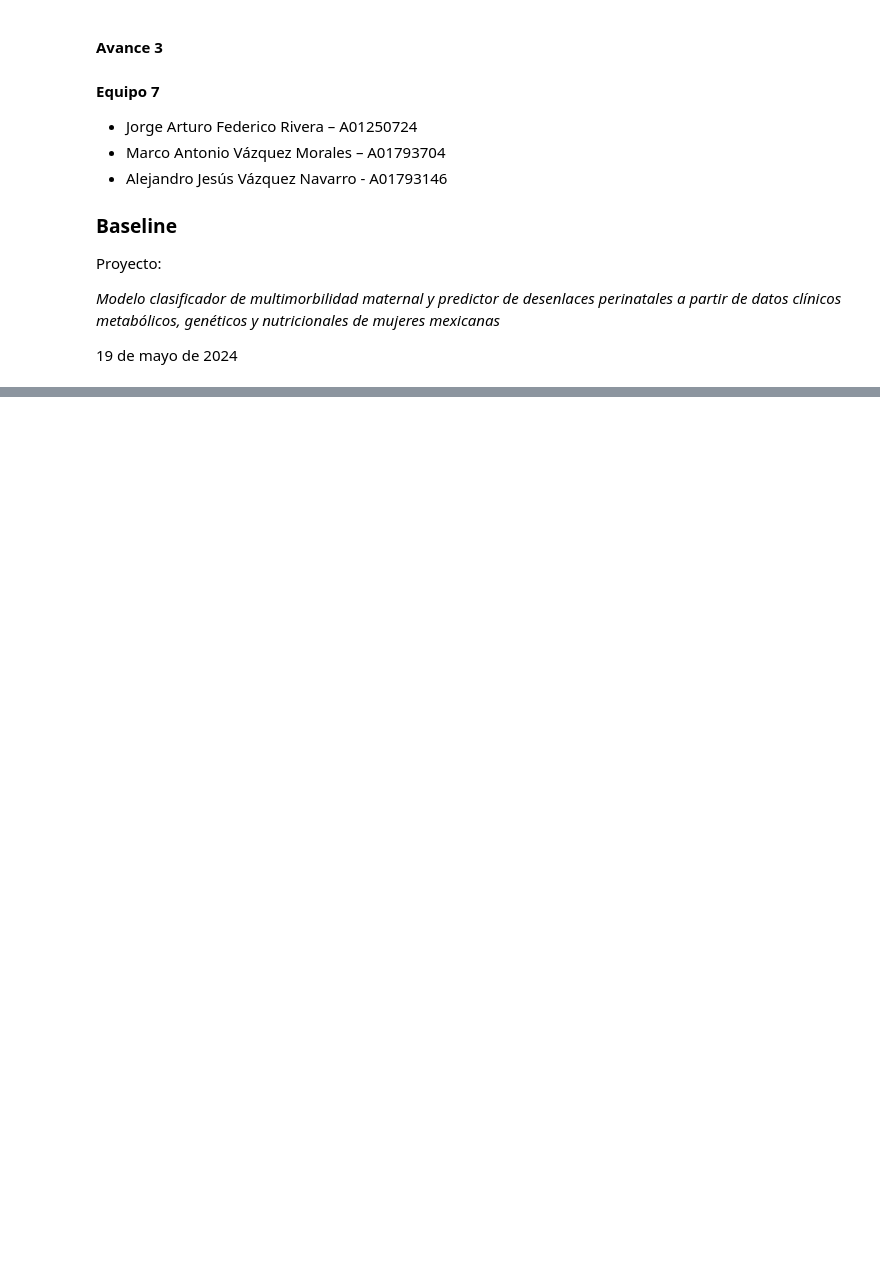
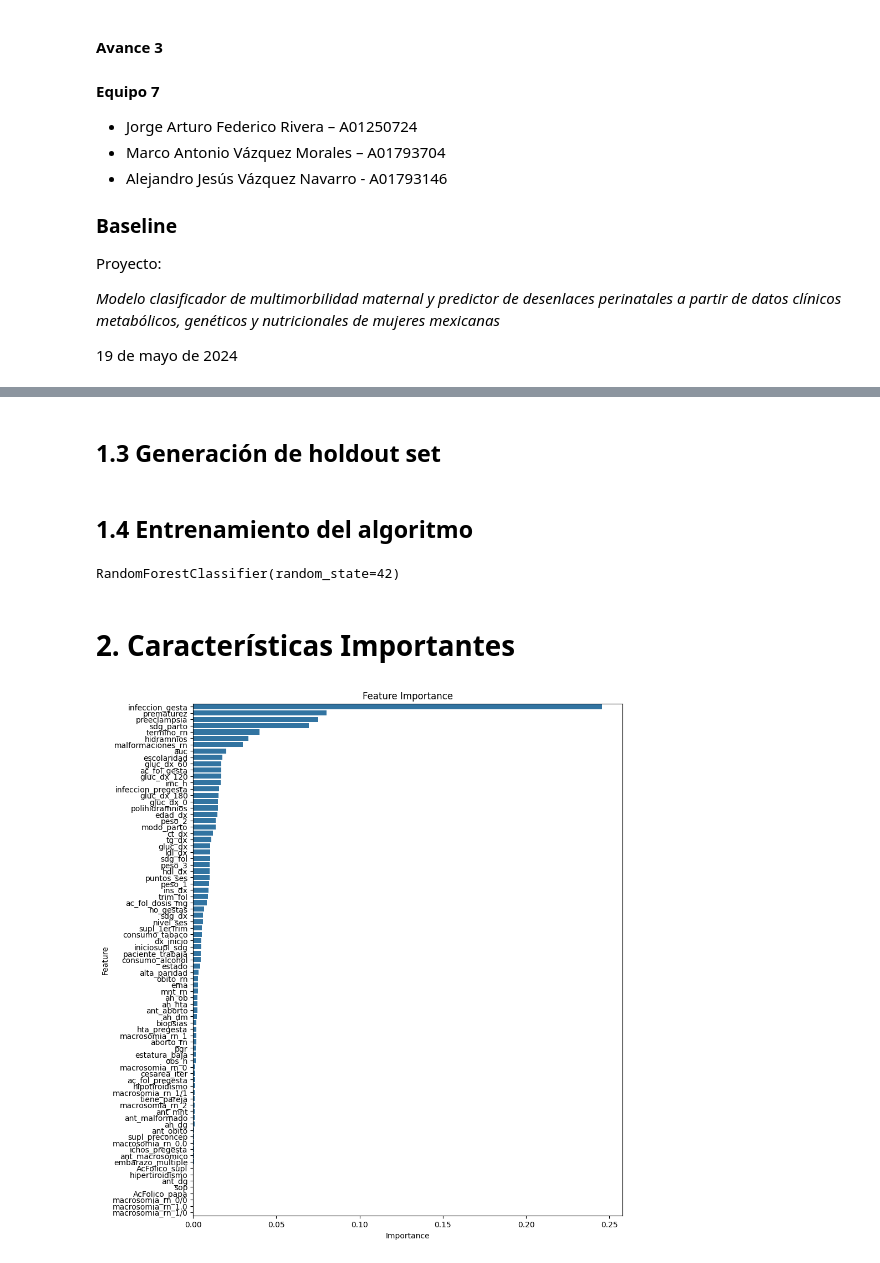
Before and after one commit to jafr0822/MNA_ProyectoIntegrador-Equipo7, a Jupyter notebook: Avance3_7_Equipo.ipynb, the cells around one changed output, grey strips where cells are left out. Drawn from its saved outputs; the diff is of its cells as text; code cells hidden in the pictures; blank space fills up the shorter version.

```diff
--- a/Avance3_7_Equipo.ipynb
+++ b/Avance3_7_Equipo.ipynb
@@ -37,0 +51,14 @@ En esta entrega utilizaremos un algoritmo de random forest por las siguientes ca
+# %%
+
+file_path = r'data/data_limpia.csv'
+
+#Eliminamos columnas que no necesitaremos como identificarores y el número de clúster
+
+cols_to_remove = ['id_gdg', 'origen_px', 'IndexMorbilidad', 'anticonceptivo_0.0',
+       'anticonceptivo_0.6316526610644257', 'anticonceptivo_1.0',
+       'anticonceptivo_2.0', 'cluster']
+
+data = pd.read_csv(file_path, sep=";", encoding='utf-8')
+data  = data.drop(cols_to_remove , axis=1)
+
+data.head()
@@ -37,0 +106,28 @@ En esta entrega utilizaremos un algoritmo de random forest por las siguientes ca
+# %% [markdown]
+## 1.3 Generación de holdout set
+# %%
+X = data.drop('EscalaRiesgo', axis=1)
+y = data['EscalaRiesgo']
+
+X_train, X_holdout, y_train, y_holdout = train_test_split(X, y, test_size=0.2, random_state=42, stratify=y)
+# %% [markdown]
+## 1.4 Entrenamiento del algoritmo
+# %%
+# 3. Evaluate the main features towards EscalaRiesgo using RandomForestClassifier
+model = RandomForestClassifier(random_state=42)
+model.fit(X_train, y_train)
+# %% [output]
+RandomForestClassifier(random_state=42)
+# %% [markdown]
+# 2. Características Importantes
+# %%
+feature_importances = pd.DataFrame(model.feature_importances_, index=X_train.columns, columns=['importance']).sort_values('importance', ascending=False)
+
+plt.figure(figsize=(10, 12))
+sns.barplot(x=feature_importances.importance, y=feature_importances.index)
+plt.title('Feature Importance')
+plt.xlabel('Importance')
+plt.ylabel('Feature')
+plt.show()
+# %% [output]
+[figure, added]
```
Also changed, not shown: parts of 26 cells of this notebook.
